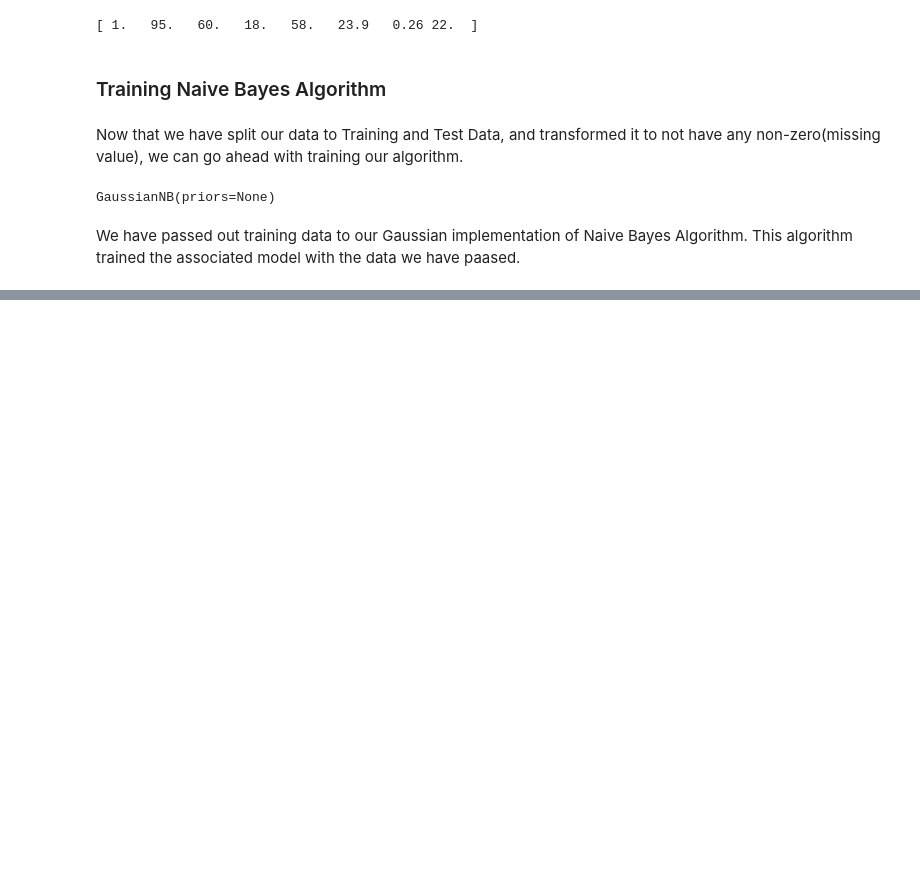
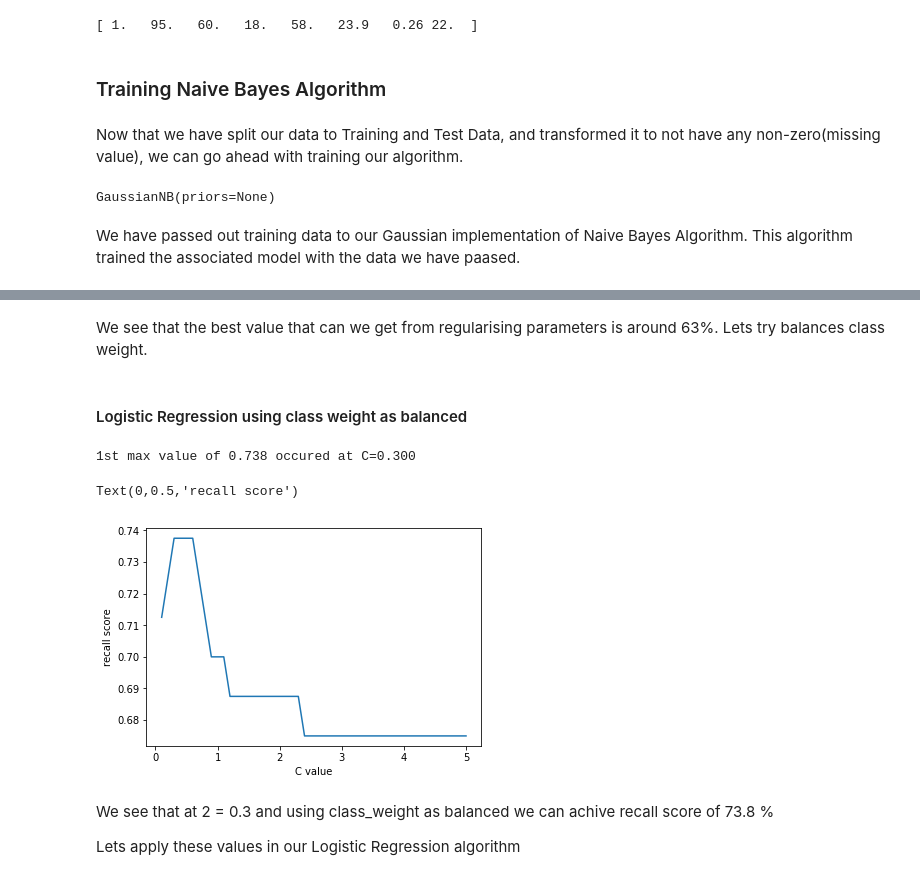
Before and after one commit to joshide/ML_Basics, a Jupyter notebook: Diabetes-Prediction.ipynb, the cells around one changed output, grey strips where cells are left out. Cells and saved outputs as stored; diff of their text form; code cells hidden in the pictures; blank space fills up the shorter version.

Commit message:
Testing the performance using many Algorithms

```diff
--- a/Diabetes-Prediction.ipynb
+++ b/Diabetes-Prediction.ipynb
@@ -248,0 +416,41 @@ This algorithm trained the associated model with the data we have paased.
+# %% [markdown]
+We see that the best value that can we get from regularising parameters is around 63%. Lets try balances class weight.
+# %% [markdown]
+#### Logistic Regression using class weight as balanced
+# %%
+C_start = 0.1
+C_end = 5
+C_inc = 0.1
+
+C_values, recall_scores = [], []
+
+C_val = C_start
+best_recall_score = 0
+while (C_val < C_end):
+    C_values.append(C_val)
+    lr_model_loop = LogisticRegression(C=C_val, class_weight="balanced", random_state=42)
+    lr_model_loop.fit(X_train, y_train.ravel())
+    lr_predict_loop_test = lr_model_loop.predict(X_test)
+    recall_score = metrics.recall_score(y_test, lr_predict_loop_test)
+    recall_scores.append(recall_score)
+    if (recall_score > best_recall_score):
+        best_recall_score = recall_score
+        best_lr_predict_test = lr_predict_loop_test
+
+    C_val = C_val + C_inc
+
+best_score_C_val = C_values[recall_scores.index(best_recall_score)]
+print("1st max value of {0:.3f} occured at C={1:.3f}".format(best_recall_score, best_score_C_val))
+
+%matplotlib inline
+plt.plot(C_values, recall_scores, "-")
+plt.xlabel("C value")
+plt.ylabel("recall score")
+# %% [output]
+1st max value of 0.738 occured at C=0.300
+Text(0,0.5,'recall score')
+[figure, added]
+# %% [markdown]
+We see that at 2 = 0.3 and using class_weight as balanced we can achive recall score of 73.8 %
+
+Lets apply these values in our Logistic Regression algorithm
```
Also changed, not shown: parts of 30 cells of this notebook, 1 other file.
